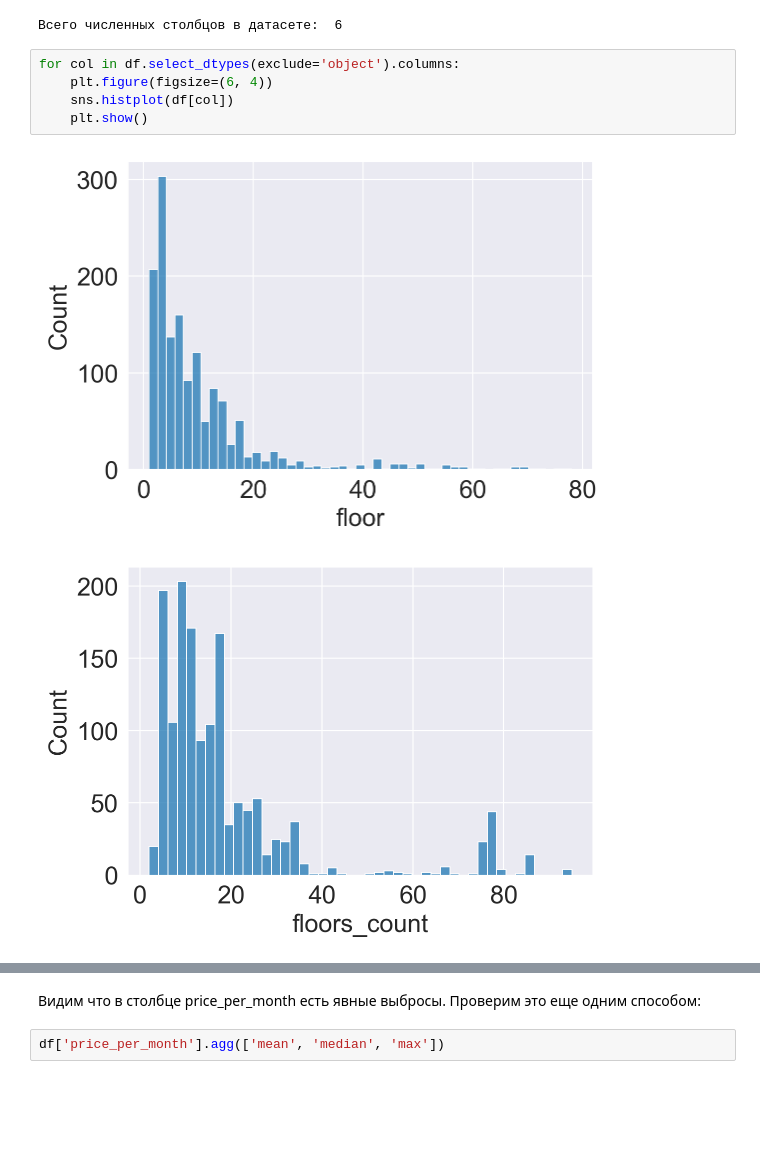
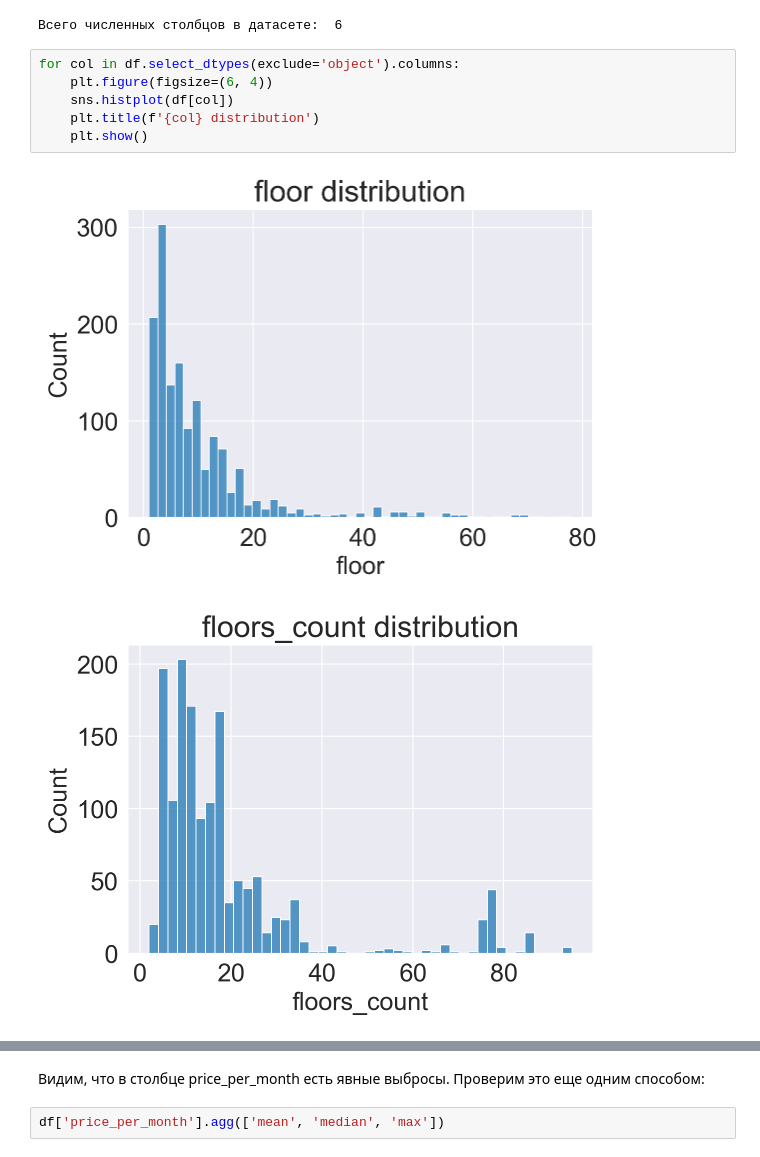
Before and after one commit to sofsama/sofsama, a Jupyter notebook: analysis.ipynb, the cells around one changed output, grey strips where cells are left out. Cells and saved outputs as stored; diff of their text form; blank space fills up the shorter version.

```diff
--- a/analysis.ipynb
+++ b/analysis.ipynb
@@ -49,8 +49,9 @@ print("Всего численных столбцов в датасете: ", le
 # %%
 for col in df.select_dtypes(exclude='object').columns:
     plt.figure(figsize=(6, 4))
     sns.histplot(df[col])
+    plt.title(f'{col} distribution')
     plt.show()
 # %% [output]
-[figure, old version]
+[figure, new version]
-[figure, old version]
+[figure, new version]
@@ -61,5 +62,5 @@ for col in df.select_dtypes(exclude='object').columns:
 # %% [markdown]
-Видим что в столбце price_per_month есть явные выбросы. Проверим это еще одним способом:
+Видим, что в столбце price_per_month есть явные выбросы. Проверим это еще одним способом:
 # %%
 df['price_per_month'].agg(['mean', 'median', 'max'])
 # %% [output]
```
Also changed, not shown: parts of 14 cells of this notebook, 3 other files.
